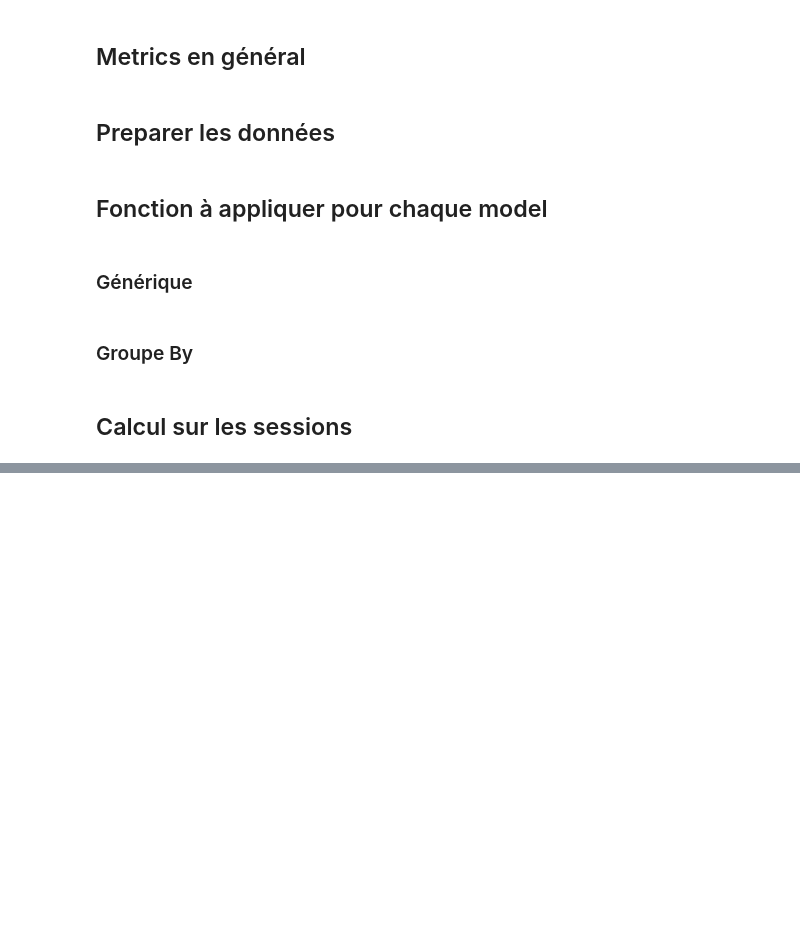
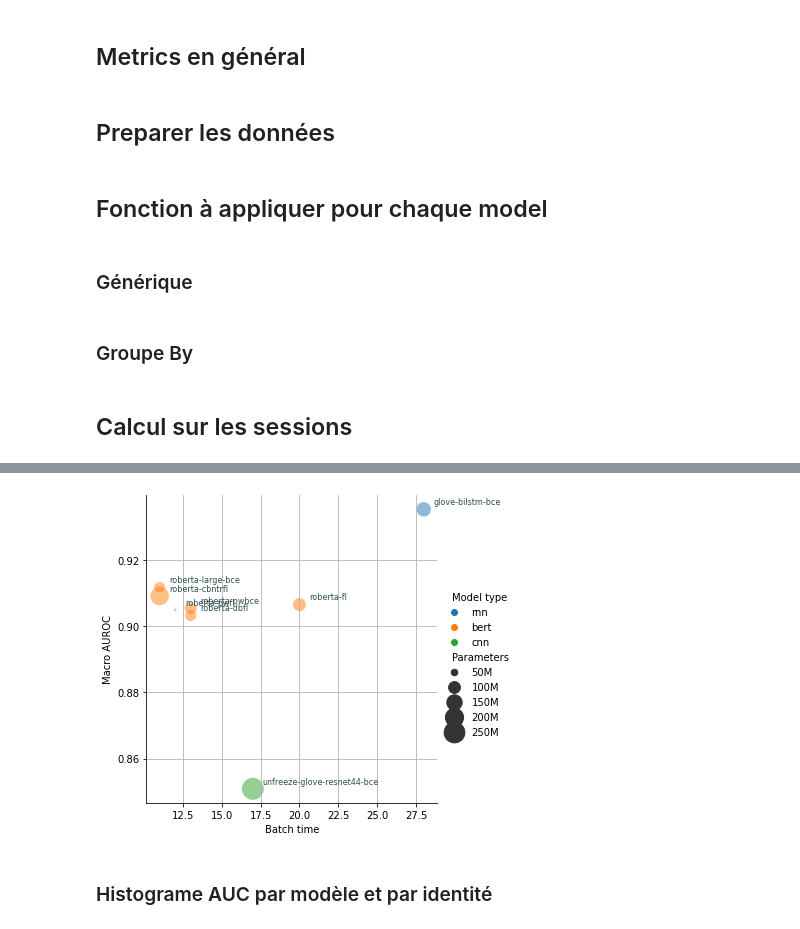
Before and after one commit to nigiva/hatespeech-detection-models, a Jupyter notebook: src/eval/create-graph.ipynb, the cells around one changed output, grey strips where cells are left out. Saved outputs shown, nothing was run; the diff lists cells and outputs as text; code cells hidden in the pictures; blank space fills up the shorter version.

```diff
--- a/src/eval/create-graph.ipynb
+++ b/src/eval/create-graph.ipynb
@@ -128,7 +133,7 @@ def cal_bias_metric(target_df, prediction_df, subgroups, label):
         record["bnsp_auc"]     = cal_bnsp_auc(target_df, prediction_df, subgroup, label)
 
         records.append(record)
-    submetric_df = pd.DataFrame(records).sort_values("subgroup_auc", ascending = True)
+    submetric_df = pd.DataFrame(records)
 
     return submetric_df
 
@@ -350,0 +395,12 @@ xlnet-bce & {\cellcolor[HTML]{197DB7}} \color[HTML]{F1F1F1} 0.839 & {\cellcolor[
+# %%
+perf_and_info_per_model_df = perf_and_bias_metric_per_model_df.copy()
+
+params_dict = {session_name:params for session_name, _, params, _ in SELECTED_SESSION_INFO}
+batchtime_dict = {session_name:batchtime for session_name, _, _, batchtime in SELECTED_SESSION_INFO}
+model_type_dict = {session_name:model_type for session_name, model_type, _, _ in SELECTED_SESSION_INFO}
+
+perf_and_info_per_model_df["parameters"] = perf_and_info_per_model_df.apply(lambda row: params_dict[row.name], axis=1)
+perf_and_info_per_model_df["batch_time"] = perf_and_info_per_model_df.apply(lambda row: batchtime_dict[row.name], axis=1)
+perf_and_info_per_model_df["model_type"] = perf_and_info_per_model_df.apply(lambda row: model_type_dict[row.name], axis=1)
+
+perf_and_info_per_model_df.index = perf_and_info_per_model_df.index.map(lambda session_name: session_name.split("_")[0])
@@ -350,0 +414,41 @@ xlnet-bce & {\cellcolor[HTML]{197DB7}} \color[HTML]{F1F1F1} 0.839 & {\cellcolor[
+# %%
+rename_label_dict = {
+    "model_type":"Model type",
+    "parameters":"Parameters",
+    "0.5":"50M",
+    "1.0":"100M",
+    "1.5":"150M",
+    "2.0":"200M",
+    "2.5":"250M",
+}
+
+g = sns.relplot(
+    data=perf_and_info_per_model_df,
+    x="batch_time", y="auroc_macro",
+    size="parameters",
+    hue="model_type", sizes=(10, 500),
+    alpha=0.5,
+)
+
+for t in g._legend.texts:
+    t.set_text(rename_label_dict.get(t.get_text(), t.get_text()))
+#g.set(xscale="log", yscale="log")
+g.ax.xaxis.grid(True)
+g.ax.yaxis.grid(True)
+plt.xlabel("Batch time")
+plt.ylabel("Macro AUROC")
+
+#for i in range(perf_and_info_per_model_df.shape[0]):
+#    g.ax.text(perf_and_info_per_model_df.batch_time[i] + 2, perf_and_info_per_model_df.auroc_macro[i] + 0.005, perf_and_info_per_model_df.index[i], horizontalalignment='center', size='medium', color='black', weight='semibold')
+
+for k, v in perf_and_info_per_model_df.iterrows():
+    g.ax.annotate(k, (v.batch_time, v.auroc_macro),
+                xytext=(10,5), textcoords='offset points',
+                family='sans-serif', fontsize=8, color='darkslategrey')
+
+plt.savefig('perf_and_info_per_model_df.svg')
+plt.show()
+# %% [output]
+[figure, added]
+# %% [markdown]
+### Histograme AUC par modèle et par identité
```
Also changed, not shown: parts of 28 cells of this notebook, 2 other files.
